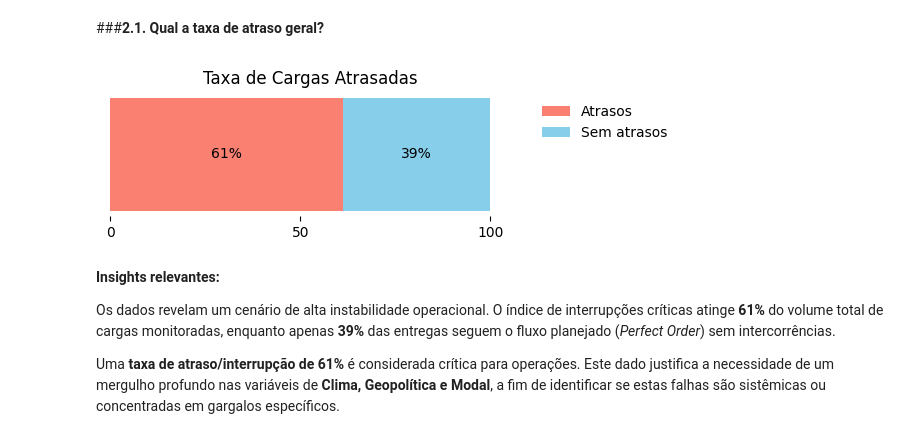
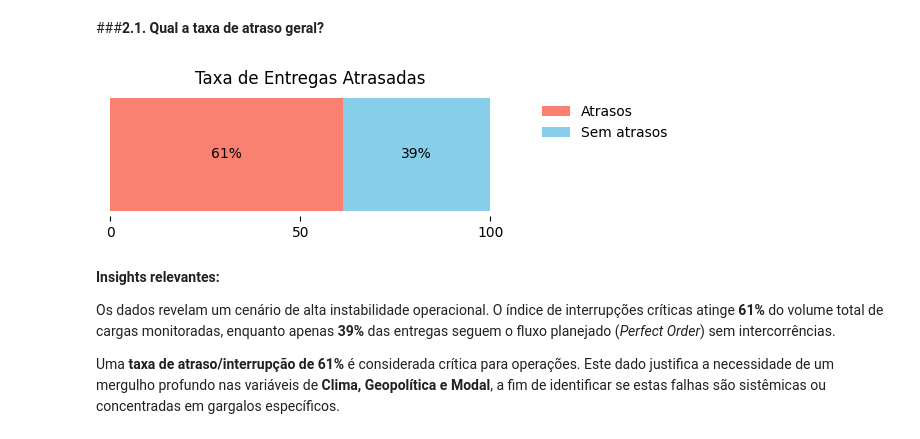
Before and after one commit to juliafarah/MVP_Data_Analysis, a Jupyter notebook: MVP_Data_Analysis.ipynb, the cells around one changed output. Cells and saved outputs as stored; diff of their text form; code cells hidden in the pictures.

```diff
--- a/MVP_Data_Analysis.ipynb
+++ b/MVP_Data_Analysis.ipynb
@@ -428,35 +428,35 @@ O dataframe completo:
 # Agrupando e renomeando os índices
 distribuicao_interrupcao = df.groupby('Disruption_Occurred').size()
 distribuicao_interrupcao.index = distribuicao_interrupcao.index.map({0: 'No', 1: 'Yes'})
 
 total = distribuicao_interrupcao.sum()
 percentages = (distribuicao_interrupcao / total) * 100
 
 fig, ax = plt.subplots(figsize=(6, 2))
 
 # Reordenando 'Yes' (61%) primeiro e 'No' (39%) como 'left'
 ax.barh([''], percentages['Yes'], color='salmon', label='Atrasos', height=0.3) # Altura reduzida para 0.3 para barras mais finas
 ax.barh([''], percentages['No'], left=percentages['Yes'], color='skyblue', label='Sem atrasos', height=0.3)
 
 # Ajustando a posição dos textos para refletir a nova ordem
 ax.text(percentages['Yes'] / 2, 0, f"{percentages['Yes']:.0f}%", ha='center', va='center', color='black', fontsize=10)
 ax.text(percentages['Yes'] + percentages['No'] / 2, 0, f"{percentages['No']:.0f}%", ha='center', va='center', color='black', fontsize=10)
 
-plt.title('Taxa de Cargas Atrasadas', fontsize=12)
+plt.title('Taxa de Entregas Atrasadas', fontsize=12)
 plt.ylabel('')
 plt.yticks([])
 plt.xlabel('')
 plt.xticks([0, 50, 100])
 
 # Removendo bordas desnecessárias
 for spine in ['top', 'right', 'left', 'bottom']:
     ax.spines[spine].set_visible(False)
 
 plt.legend(bbox_to_anchor=(1.05, 1), loc='upper left', frameon=False)
 plt.tight_layout()
 plt.show()
 # %% [output]
-[figure, old version]
+[figure, new version]
 # %% [markdown]
 **Insights relevantes:**
 
```
Also changed, not shown: parts of 2 cells of this notebook.
